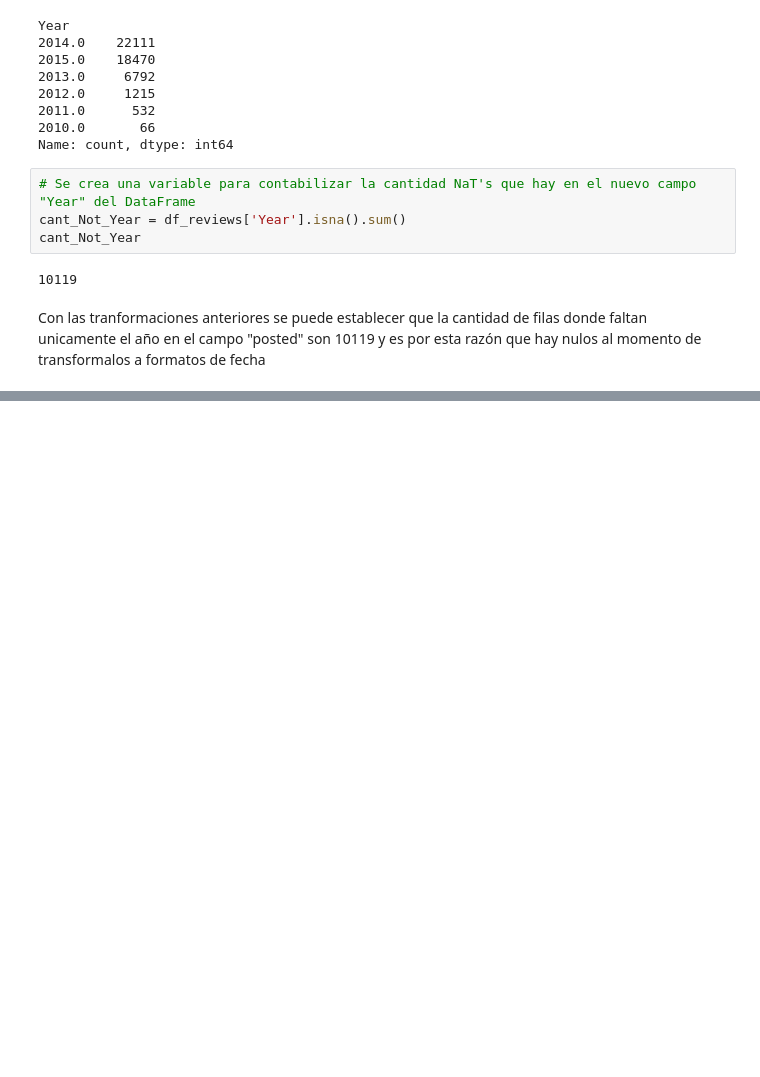
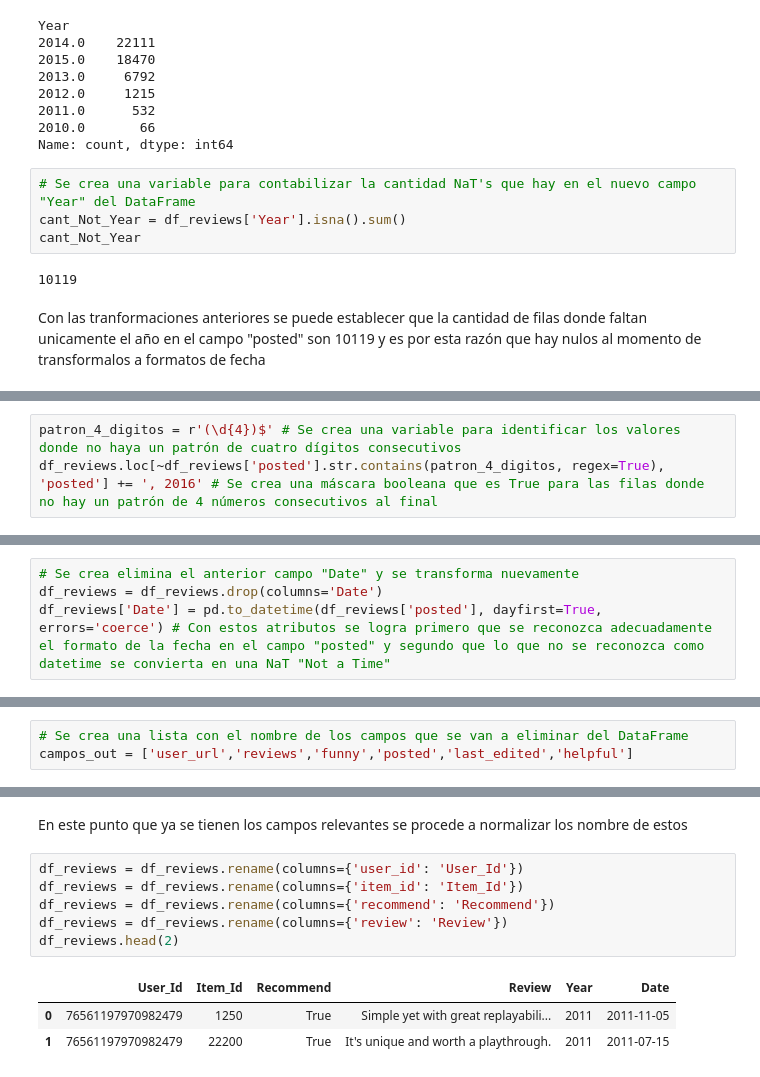
Before and after one commit to DavidssonGon/PI_ML_OPS_STEAM_DSFT17, a Jupyter notebook: ETL.ipynb, the cells around one changed output, grey strips where cells are left out. Drawn from its saved outputs; the diff is of its cells as text; blank space fills up the shorter version.

```diff
--- a/ETL.ipynb
+++ b/ETL.ipynb
@@ -314,0 +350,3 @@ Con las tranformaciones anteriores se puede establecer que la cantidad de filas
+# %%
+patron_4_digitos = r'(\d{4})$' # Se crea una variable para identificar los valores donde no haya un patrón de cuatro dígitos consecutivos
+df_reviews.loc[~df_reviews['posted'].str.contains(patron_4_digitos, regex=True), 'posted'] += ', 2016' # Se crea una máscara booleana que es True para las filas donde no hay un patrón de 4 números consecutivos al final
@@ -314,0 +355,4 @@ Con las tranformaciones anteriores se puede establecer que la cantidad de filas
+# %%
+# Se crea elimina el anterior campo "Date" y se transforma nuevamente
+df_reviews = df_reviews.drop(columns='Date')
+df_reviews['Date'] = pd.to_datetime(df_reviews['posted'], dayfirst=True, errors='coerce') # Con estos atributos se logra primero que se reconozca adecuadamente el formato de la fecha en el campo "posted" y segundo que lo que no se reconozca como datetime se convierta en una NaT "Not a Time"
@@ -314,0 +369,3 @@ Con las tranformaciones anteriores se puede establecer que la cantidad de filas
+# %%
+# Se crea una lista con el nombre de los campos que se van a eliminar del DataFrame
+campos_out = ['user_url','reviews','funny','posted','last_edited','helpful']
@@ -315,3 +379,15 @@ Con las tranformaciones anteriores se puede establecer que la cantidad de filas
+# %% [markdown]
+En este punto que ya se tienen los campos relevantes se procede a normalizar los nombre de estos
+# %%
+df_reviews = df_reviews.rename(columns={'user_id': 'User_Id'})
+df_reviews = df_reviews.rename(columns={'item_id': 'Item_Id'})
+df_reviews = df_reviews.rename(columns={'recommend': 'Recommend'})
+df_reviews = df_reviews.rename(columns={'review': 'Review'})
+df_reviews.head(2)
+# %% [output]
+|  | User_Id | Item_Id | Recommend | Review | Year | Date |
+| 0 | 76561197970982479 | 1250 | True | Simple yet with great replayabili... | 2011 | 2011-11-05 |
+| 1 | 76561197970982479 | 22200 | True | It's unique and worth a playthrough. | 2011 | 2011-07-15 |
 # %%
 df_reviews
 # %% [output]
```
Also changed, not shown: parts of 15 cells of this notebook.
